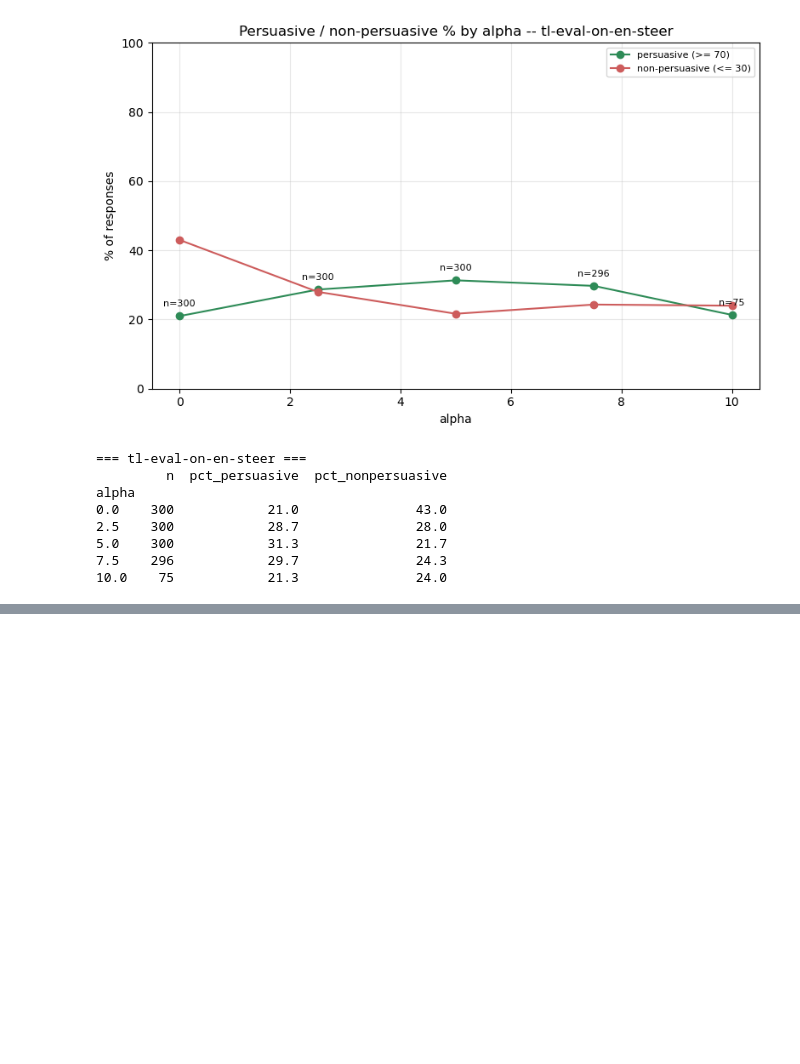
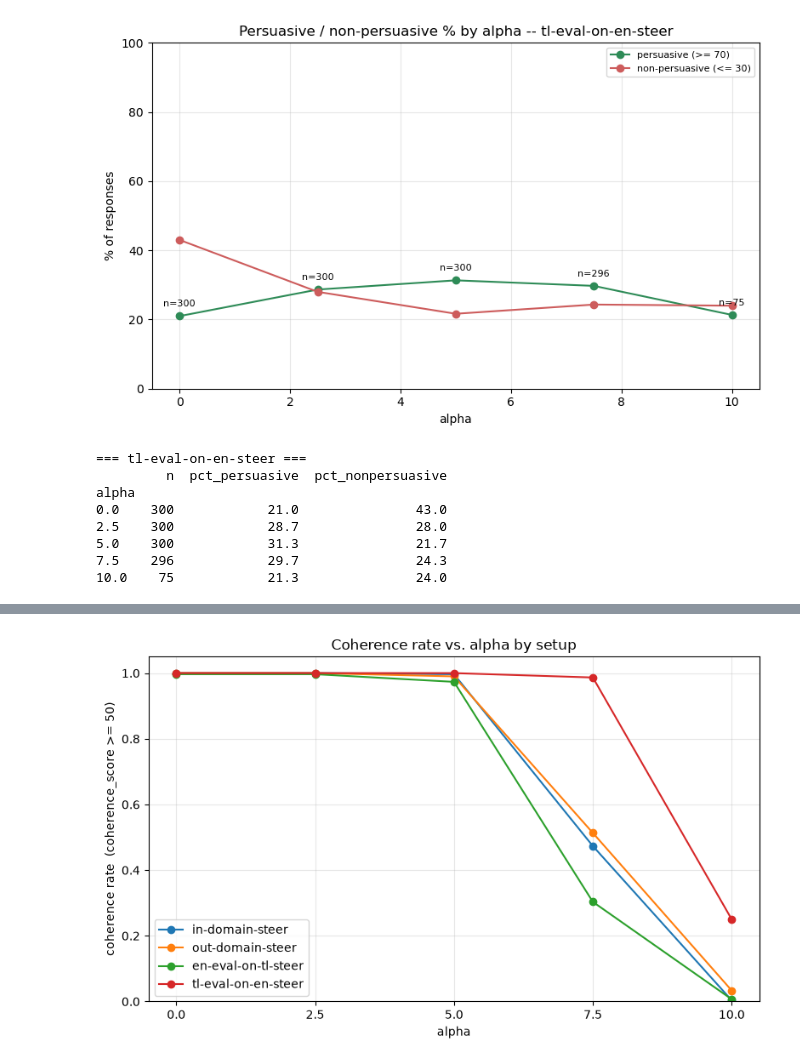
Before and after one commit to ArnelMalubay/apart-global-south-persuasion-project, a Jupyter notebook: src/results_analysis.ipynb, the cells around one changed output, grey strips where cells are left out. Saved outputs shown, nothing was run; the diff lists cells and outputs as text; code cells hidden in the pictures; blank space fills up the shorter version.

```diff
--- a/src/results_analysis.ipynb
+++ b/src/results_analysis.ipynb
@@ -344,0 +351,40 @@ alpha
+# %%
+from pathlib import Path
+
+import pandas as pd
+import matplotlib.pyplot as plt
+
+# locate data/persuasion_result regardless of the notebook's working directory
+_root = Path.cwd()
+while not (_root / "data").exists():
+    _root = _root.parent
+RESULTS = _root / "data" / "persuasion_result"
+
+COHERENCE_THRESHOLD = 50
+SETUPS = {
+    "in-domain-steer": "in-domain-steer.csv",
+    "out-domain-steer": "out-domain-steer.csv",
+    "en-eval-on-tl-steer": "en-eval-on-tl-steer.csv",
+    "tl-eval-on-en-steer": "tl-eval-on-en-steer.csv",
+}
+
+fig, ax = plt.subplots(figsize=(8, 5))
+for label, fname in SETUPS.items():
+    df = pd.read_csv(RESULTS / fname)
+    # coherence rate per alpha = fraction of rows with coherence_score >= 50
+    rate = (df.groupby("alpha")["coherence_score"]
+              .apply(lambda s: (s >= COHERENCE_THRESHOLD).mean())
+              .sort_index())
+    ax.plot(rate.index, rate.values, marker="o", label=label)
+
+ax.set_xlabel("alpha")
+ax.set_ylabel(f"coherence rate  (coherence_score >= {COHERENCE_THRESHOLD})")
+ax.set_title("Coherence rate vs. alpha by setup")
+ax.set_xticks([0, 2.5, 5.0, 7.5, 10.0])
+ax.set_ylim(0, 1.05)
+ax.grid(alpha=0.3)
+ax.legend()
+fig.tight_layout()
+plt.show()
+# %% [output]
+[figure, added]
```
Also changed, not shown: parts of 5 cells of this notebook, 21 other files.
